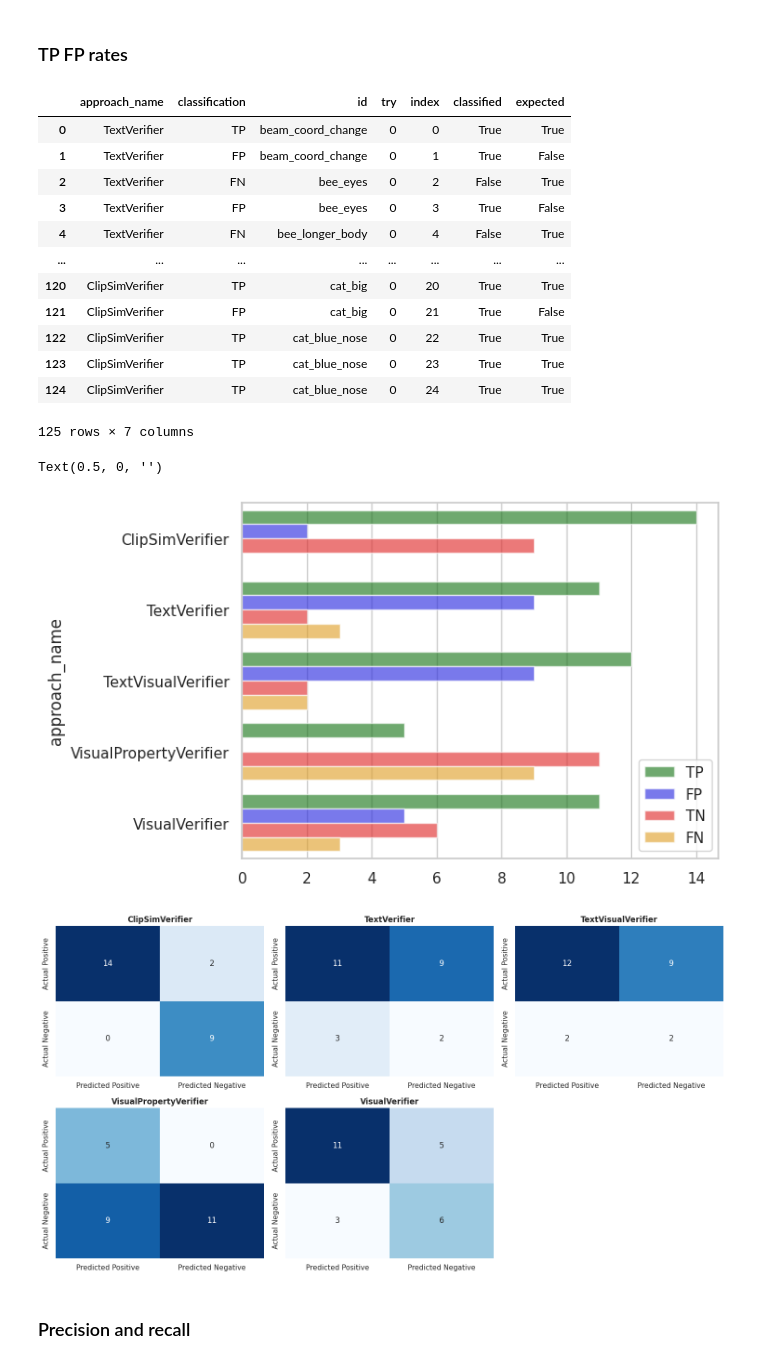
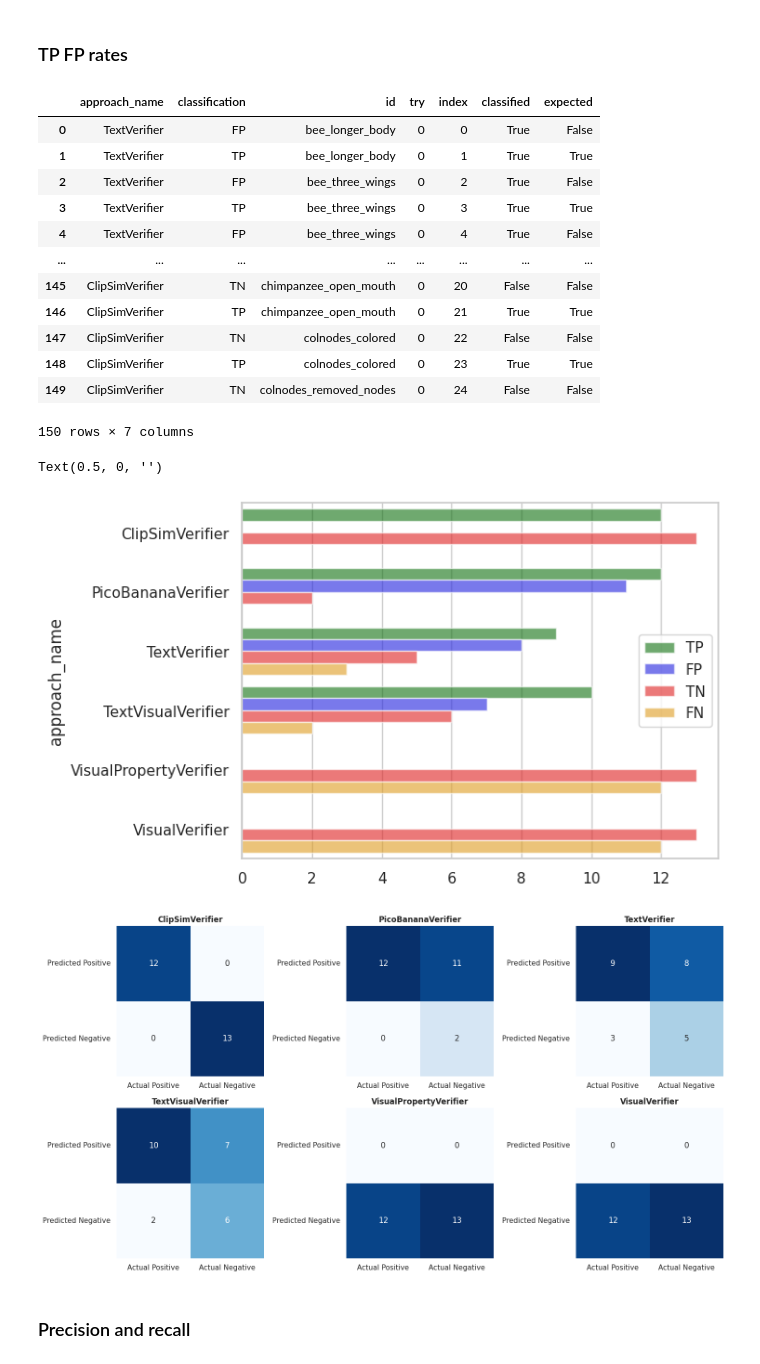
Before and after one commit to IV2C/VIFagent, a Jupyter notebook: notebooks/verifier_exploitation/verifier_exploitation.ipynb, the cells around one changed output. Saved outputs shown, nothing was run; the diff lists cells and outputs as text; code cells hidden in the pictures.

```diff
--- a/notebooks/verifier_exploitation/verifier_exploitation.ipynb
+++ b/notebooks/verifier_exploitation/verifier_exploitation.ipynb
@@ -5,23 +5,24 @@ from datasets import load_from_disk,Dataset
 import pandas as pd
 import seaborn as sb
 
-ds_path =f"notebooks/verifier_execution/2025-11-03-14-ds_conc-p_full"
+ds_path =f"notebooks/verifier_execution/2025-11-12-13-ds"
 full_ds = load_from_disk(ds_path)
 # %% [markdown]
 ### TP FP rates
 # %%
 def compute_tpfp(row):
     cl = "unassigned"
-    expected = bool(row["expected"])
-    classified = bool(row["classified"])
-    if expected and classified:
-        cl = "TP"
-    if not expected and classified:
-        cl = "FP"
-    if expected and not classified:
-        cl = "FN"
-    if not expected and not classified:
-        cl = "TN"
+    if classified!=None:
+        expected = bool(row["expected"])
+        classified = bool(row["classified"])
+        if expected and classified:
+            cl = "TP"
+        if not expected and classified:
+            cl = "FP"
+        if expected and not classified:
+            cl = "FN"
+        if not expected and not classified:
+            cl = "TN"
     row["classification"] = cl
 
     return row
@@ -34,18 +35,18 @@ rates_df = rates_df[["approach_name","classification","id","try","index","classi
 rates_df
 # %% [output]
 |  | approach_name | classification | id | try | index | classified | expected |
-| 0 | TextVerifier | TP | beam_coord_change | 0 | 0 | True | True |
-| 1 | TextVerifier | FP | beam_coord_change | 0 | 1 | True | False |
-| 2 | TextVerifier | FN | bee_eyes | 0 | 2 | False | True |
-| 3 | TextVerifier | FP | bee_eyes | 0 | 3 | True | False |
-| 4 | TextVerifier | FN | bee_longer_body | 0 | 4 | False | True |
+| 0 | TextVerifier | FP | bee_longer_body | 0 | 0 | True | False |
+| 1 | TextVerifier | TP | bee_longer_body | 0 | 1 | True | True |
+| 2 | TextVerifier | FP | bee_three_wings | 0 | 2 | True | False |
+| 3 | TextVerifier | TP | bee_three_wings | 0 | 3 | True | True |
+| 4 | TextVerifier | FP | bee_three_wings | 0 | 4 | True | False |
 | ... | ... | ... | ... | ... | ... | ... | ... |
-| 120 | ClipSimVerifier | TP | cat_big | 0 | 20 | True | True |
-| 121 | ClipSimVerifier | FP | cat_big | 0 | 21 | True | False |
-| 122 | ClipSimVerifier | TP | cat_blue_nose | 0 | 22 | True | True |
-| 123 | ClipSimVerifier | TP | cat_blue_nose | 0 | 23 | True | True |
-| 124 | ClipSimVerifier | TP | cat_blue_nose | 0 | 24 | True | True |
+| 145 | ClipSimVerifier | TN | chimpanzee_open_mouth | 0 | 20 | False | False |
+| 146 | ClipSimVerifier | TP | chimpanzee_open_mouth | 0 | 21 | True | True |
+| 147 | ClipSimVerifier | TN | colnodes_colored | 0 | 22 | False | False |
+| 148 | ClipSimVerifier | TP | colnodes_colored | 0 | 23 | True | True |
+| 149 | ClipSimVerifier | TN | colnodes_removed_nodes | 0 | 24 | False | False |
-125 rows × 7 columns
+150 rows × 7 columns
 # %%
 rates_agg_df = (
     rates_df.groupby(["index","approach_name"], as_index=False)
@@ -77,7 +78,7 @@ g.legend_.set_title(None)
 g.set_xlabel("")
 # %% [output]
 Text(0.5, 0, '')
-[figure, old version]
+[figure, new version]
 # %%
 import seaborn as sns
 import matplotlib.pyplot as plt
@@ -108,36 +109,36 @@ for idx, approach in enumerate(approaches):
     # Count occurrences of each classification
     counts = approach_data['classification'].value_counts()
 
     # Create 2x2 confusion matrix (Predicted vs Actual)
     matrix = np.array([
         [counts.get('TP', 0), counts.get('FP', 0)],
         [counts.get('FN', 0), counts.get('TN', 0)]
     ])
 
     # Plot heatmap
     sns.heatmap(
         matrix,
         annot=True,
         fmt='g',
         cmap='Blues',
         cbar=False,
         ax=axes[idx],
-        xticklabels=['Predicted Positive', 'Predicted Negative'],
-        yticklabels=['Actual Positive', 'Actual Negative']
+        yticklabels=['Predicted Positive', 'Predicted Negative'],
+        xticklabels=['Actual Positive', 'Actual Negative']
     )
 
     axes[idx].set_title(f'{approach}', fontsize=12, fontweight='bold')
     axes[idx].set_xlabel('')
     axes[idx].set_ylabel('')
 
 # Hide empty subplots
 for idx in range(n_approaches, len(axes)):
     axes[idx].axis('off')
 
 plt.tight_layout()
 plt.show()
 # %% [output]
-[figure, old version]
+[figure, new version]
 # %% [markdown]
 ### Precision and recall
 # %%
```
Also changed, not shown: parts of 1 cell of this notebook, 12 other files.
